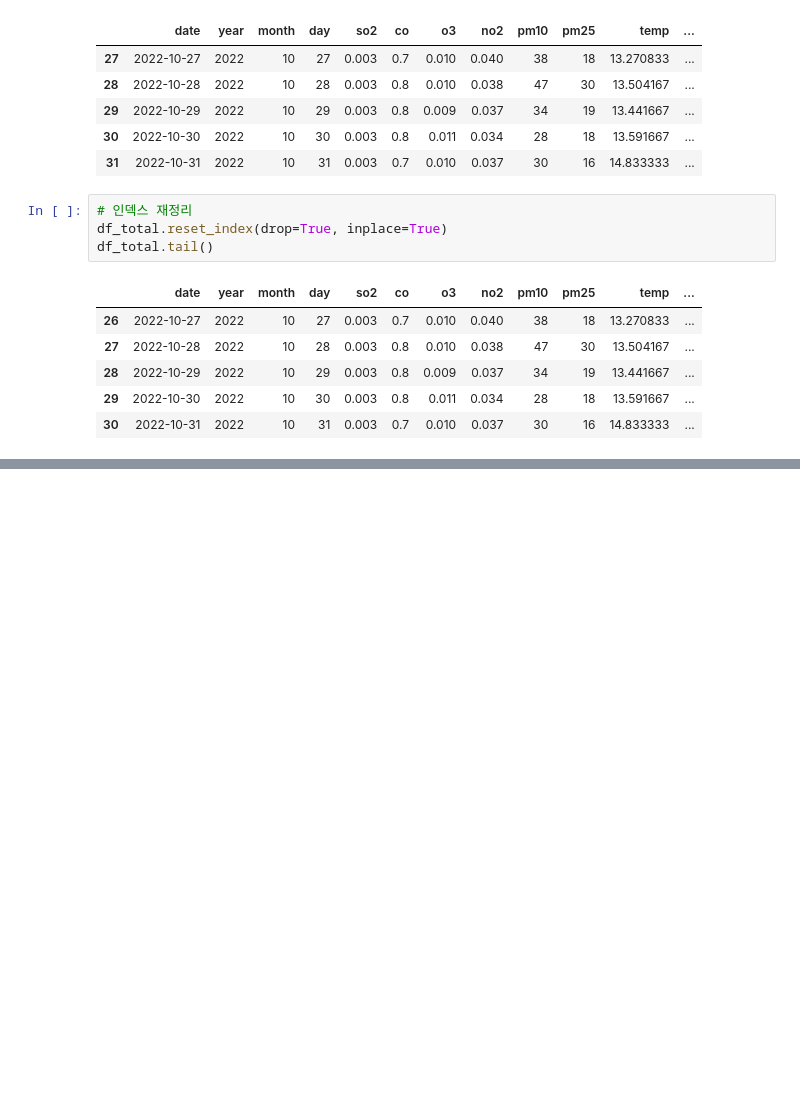
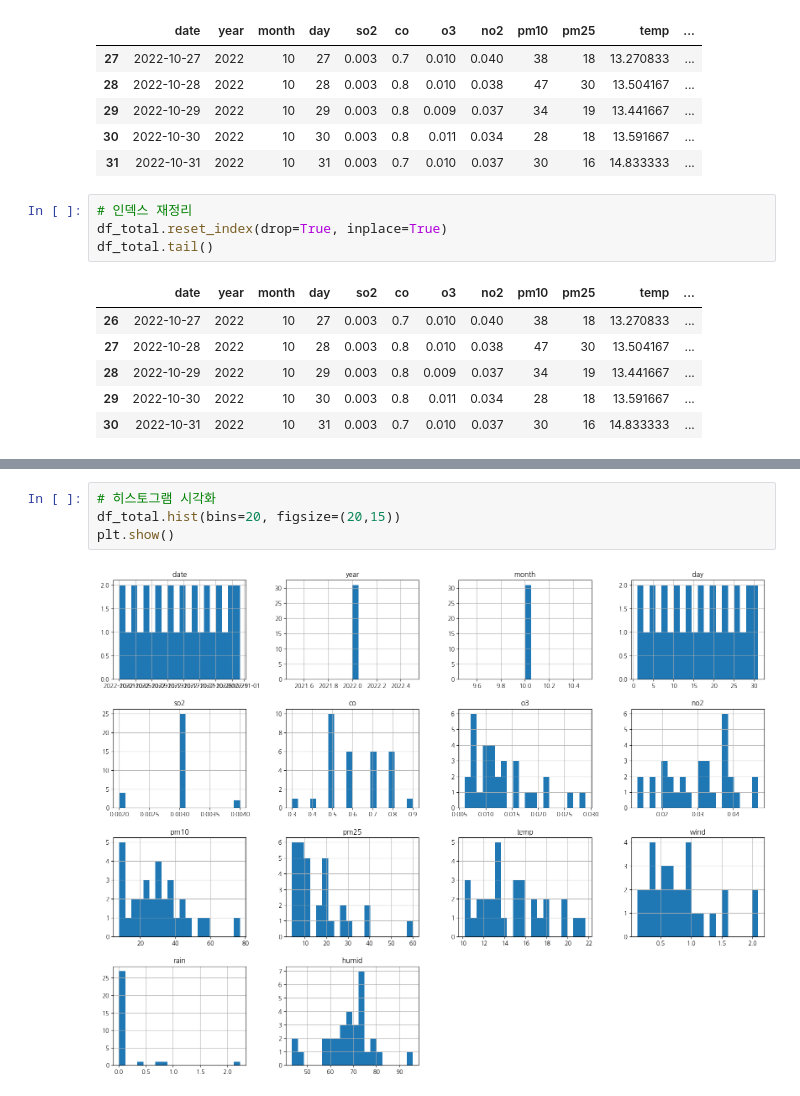
Before and after one commit to kim333333d/Bigdata-Python-2023, a Jupyter notebook: Day_16/py48_미세먼지.ipynb, the cells around one changed output, grey strips where cells are left out. Drawn from its saved outputs; the diff is of its cells as text; blank space fills up the shorter version.

```diff
--- a/Day_16/py48_미세먼지.ipynb
+++ b/Day_16/py48_미세먼지.ipynb
@@ -306,0 +352,6 @@ df_total.tail()
+# %%
+# 히스토그램 시각화
+df_total.hist(bins=20, figsize=(20,15))
+plt.show()
+# %% [output]
+[figure, added]
```
Also changed, not shown: parts of 8 cells of this notebook, 4 other files.
